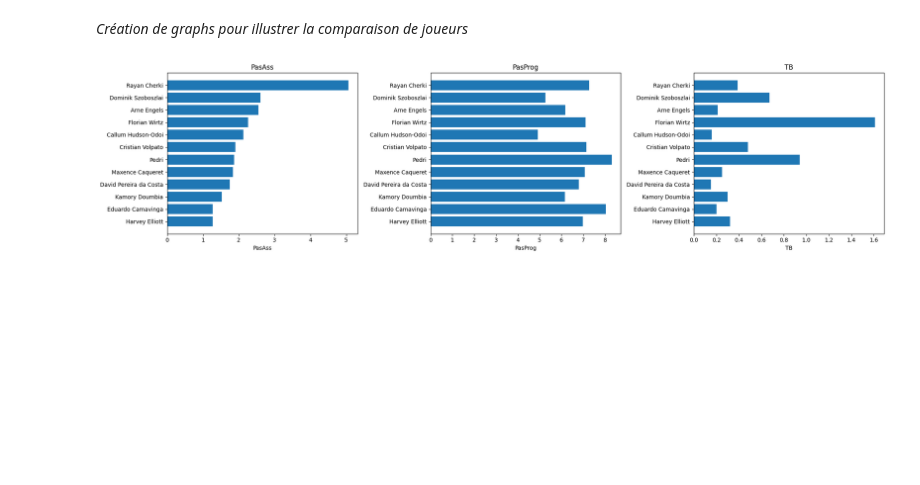
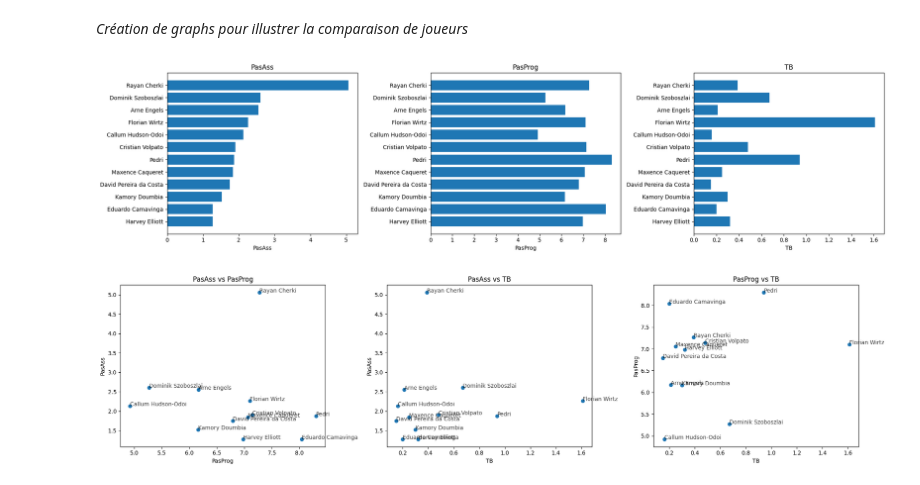
Before and after one commit to QuentinFournel/football_player_recommendation, a Jupyter notebook: football_data.ipynb, the cells around one changed output. Drawn from its saved outputs; the diff is of its cells as text; code cells hidden in the pictures; blank space fills up the shorter version.

Commit message:
Ajout de visualisation

```diff
--- a/football_data.ipynb
+++ b/football_data.ipynb
@@ -130,3 +131,39 @@ plt.tight_layout()
 plt.show()
 # %% [output]
 [figure]
+# %%
+# Calcul du nombre de combinaisons possibles
+num_combinations = len(list(itertools.combinations(conditions, 2)))
+
+# Créez une figure avec des sous-graphes
+if num_combinations > 1:
+    fig, axes = plt.subplots(1, num_combinations, figsize=(20, 5))
+else:
+    fig, axes = plt.subplots(1, figsize=(8, 6))
+    axes = [axes]  # Définir axes comme une liste avec un seul élément
+
+# Liste pour stocker les paires de conditions déjà traitées
+pairs_processed = []
+
+# Pour chaque paire de conditions
+for idx, (condition1, condition2) in enumerate(itertools.combinations(conditions, 2)):
+    if condition1[0] != condition2[0]:  # Vérifiez que les conditions ne sont pas identiques
+        pair = tuple(sorted([condition1, condition2]))  # Triez les conditions dans l'ordre alphabétique
+        if pair not in pairs_processed:  # Vérifiez si la paire ou son miroir ont déjà été traités
+            pairs_processed.append(pair)
+            attr1, attr2 = condition1[0], condition2[0]
+            ax = axes[idx]
+            ax.scatter(df_final_filtered[attr2], df_final_filtered[attr1])
+            # Ajouter les noms des joueurs
+            for k, player_name in enumerate(df_final_filtered['Player']):
+                ax.annotate(player_name, (df_final_filtered[attr2].iloc[k], df_final_filtered[attr1].iloc[k]),
+                            fontsize=10, alpha=0.75)
+            ax.set_xlabel(attr2)
+            ax.set_ylabel(attr1)
+            ax.set_title(f'{attr1} vs {attr2}')
+
+# Ajustez l'espacement entre les graphiques
+plt.tight_layout()
+plt.show()
+# %% [output]
+[figure, added]
```
Also changed, not shown: parts of 1 cell of this notebook.
